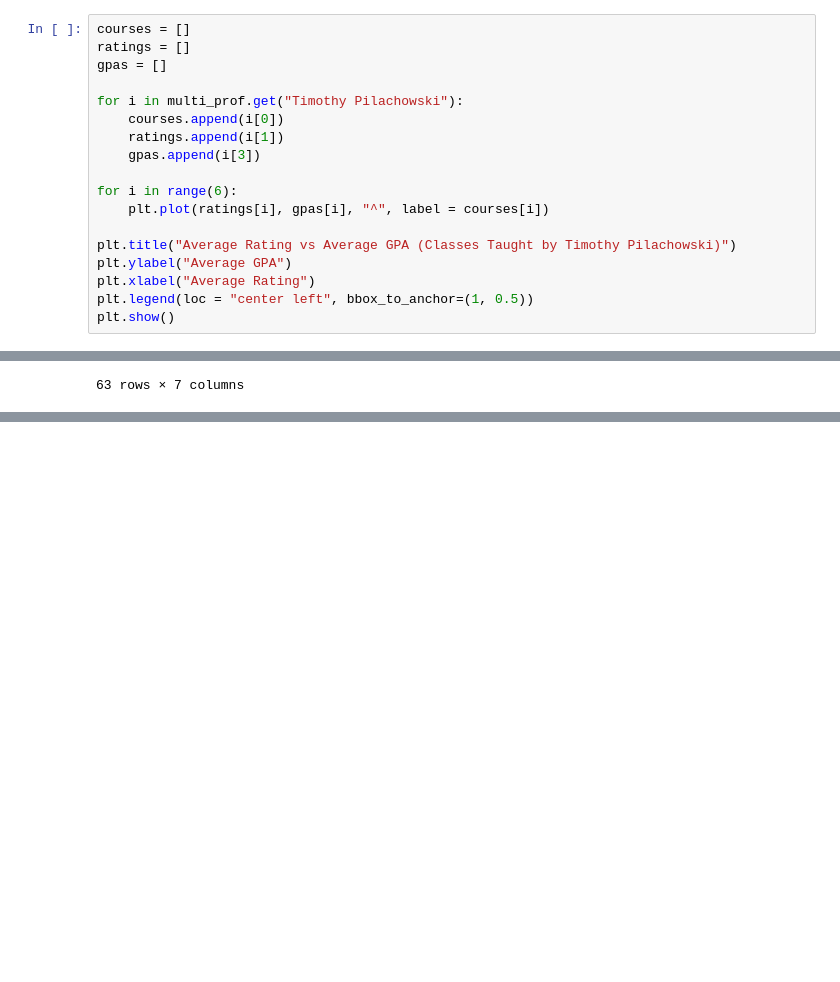
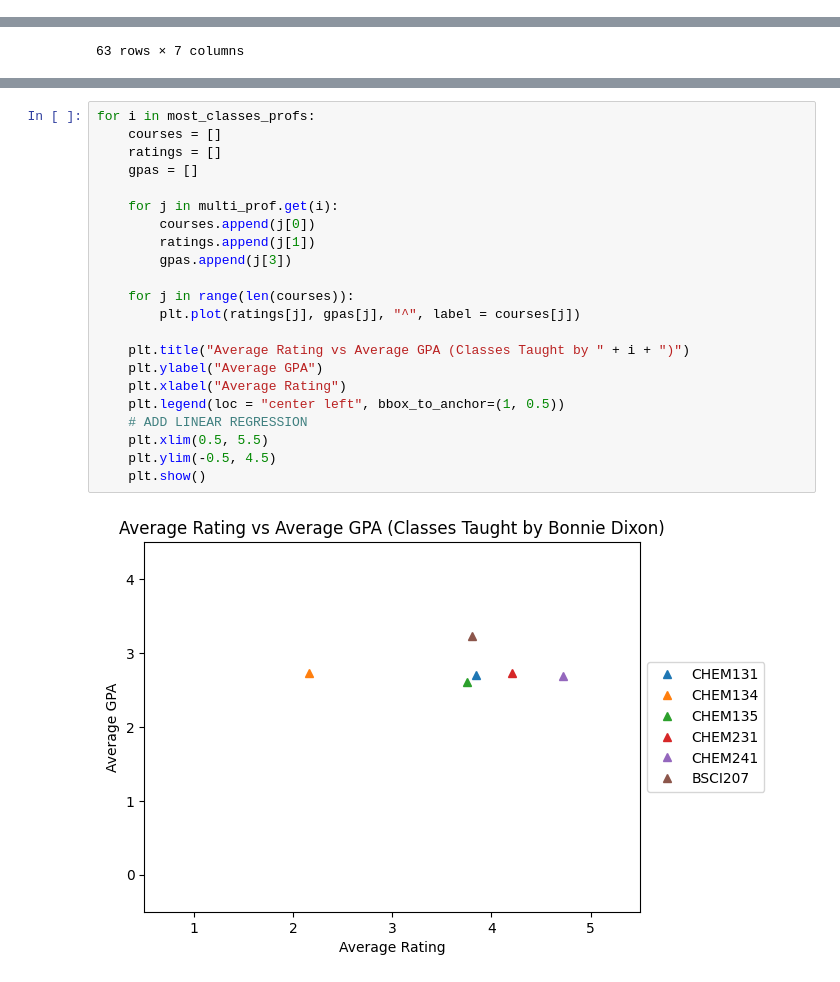
Before and after one commit to aaronl1661/teacherSalaryAnalysis, a Jupyter notebook: grades_reviews/grades_reviews.ipynb, the cells around one changed output, grey strips where cells are left out. Saved outputs shown, nothing was run; the diff lists cells and outputs as text; blank space fills up the shorter version.

```diff
--- a/grades_reviews/grades_reviews.ipynb
+++ b/grades_reviews/grades_reviews.ipynb
@@ -568,18 +548,0 @@ plt.show()
-# %%
-courses = []
-ratings = []
-gpas = []
-
-for i in multi_prof.get("Timothy Pilachowski"):
-    courses.append(i[0])
-    ratings.append(i[1])
-    gpas.append(i[3])
-
-for i in range(6):
-    plt.plot(ratings[i], gpas[i], "^", label = courses[i])
-
-plt.title("Average Rating vs Average GPA (Classes Taught by Timothy Pilachowski)")
-plt.ylabel("Average GPA")
-plt.xlabel("Average Rating")
-plt.legend(loc = "center left", bbox_to_anchor=(1, 0.5))
-plt.show()
@@ -642,0 +604,24 @@ ggplot(aes(x="name", y="average_gpa"), data=most_classes_profs_df) + geom_boxplo
+# %%
+for i in most_classes_profs:
+    courses = []
+    ratings = []
+    gpas = []
+
+    for j in multi_prof.get(i):
+        courses.append(j[0])
+        ratings.append(j[1])
+        gpas.append(j[3])
+
+    for j in range(len(courses)):
+        plt.plot(ratings[j], gpas[j], "^", label = courses[j])
+
+    plt.title("Average Rating vs Average GPA (Classes Taught by " + i + ")")
+    plt.ylabel("Average GPA")
+    plt.xlabel("Average Rating")
+    plt.legend(loc = "center left", bbox_to_anchor=(1, 0.5))
+    # ADD LINEAR REGRESSION
+    plt.xlim(0.5, 5.5)
+    plt.ylim(-0.5, 4.5)
+    plt.show()
+# %% [output]
+[figure, added]
```
Also changed, not shown: parts of 16 cells of this notebook.
